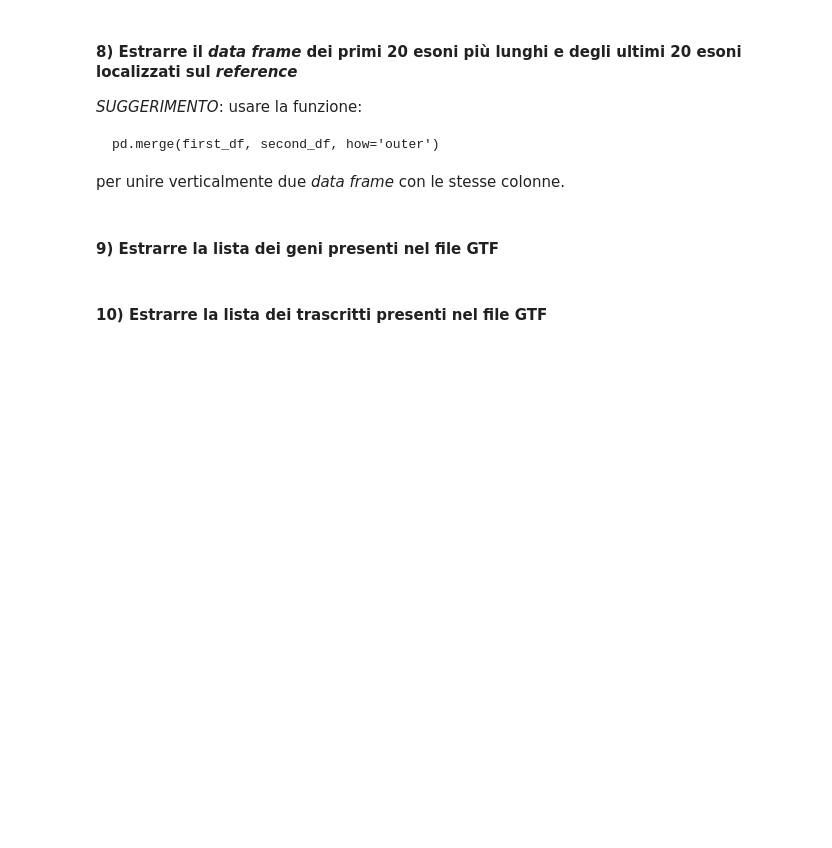
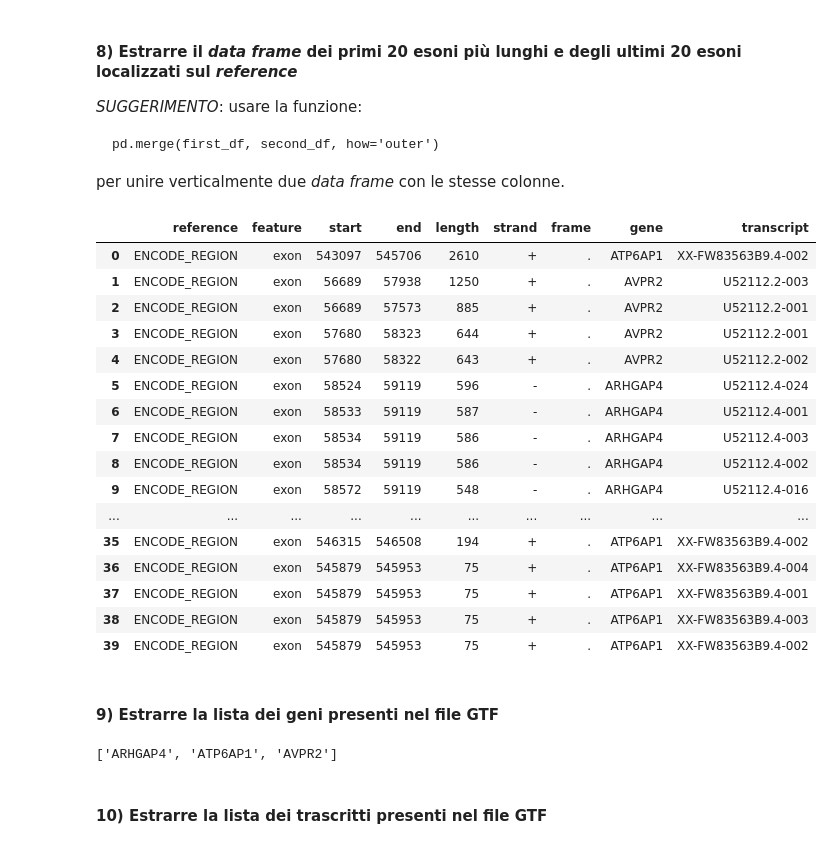
Before and after one commit to bioinformatica-corso/lezioni, a Jupyter notebook: laboratorio/lab11-12-21-22nov22/esercizio6.ipynb, the cells around one changed output. Drawn from its saved outputs; the diff is of its cells as text; code cells hidden in the pictures; blank space fills up the shorter version.

```diff
--- a/laboratorio/lab11-12-21-22nov22/esercizio6.ipynb
+++ b/laboratorio/lab11-12-21-22nov22/esercizio6.ipynb
@@ -143,0 +163,3 @@ df
+# %%
+mask = df['length'] <= 6
+df.drop(df[mask].index, axis = 0, inplace = True)
@@ -149,7 +187,37 @@ df
     pd.merge(first_df, second_df, how='outer')
 
 per unire verticalmente due *data frame* con le stesse colonne.
+# %%
+esoni_df = df[df.feature == 'exon']
+# %%
+first_df = esoni_df.sort_values('length', ascending = False, inplace = False).head(20)
+# %%
+second_df = esoni_df.sort_values('start', ascending = False, inplace = False).head(20)
+# %%
+pd.merge(first_df, second_df, how='outer')
+# %% [output]
+|  | reference | feature | start | end | length | strand | frame | gene | transcript |
+| 0 | ENCODE_REGION | exon | 543097 | 545706 | 2610 | + | . | ATP6AP1 | XX-FW83563B9.4-002 |
+| 1 | ENCODE_REGION | exon | 56689 | 57938 | 1250 | + | . | AVPR2 | U52112.2-003 |
+| 2 | ENCODE_REGION | exon | 56689 | 57573 | 885 | + | . | AVPR2 | U52112.2-001 |
+| 3 | ENCODE_REGION | exon | 57680 | 58323 | 644 | + | . | AVPR2 | U52112.2-001 |
+| 4 | ENCODE_REGION | exon | 57680 | 58322 | 643 | + | . | AVPR2 | U52112.2-002 |
+| 5 | ENCODE_REGION | exon | 58524 | 59119 | 596 | - | . | ARHGAP4 | U52112.4-024 |
+| 6 | ENCODE_REGION | exon | 58533 | 59119 | 587 | - | . | ARHGAP4 | U52112.4-001 |
+| 7 | ENCODE_REGION | exon | 58534 | 59119 | 586 | - | . | ARHGAP4 | U52112.4-003 |
+| 8 | ENCODE_REGION | exon | 58534 | 59119 | 586 | - | . | ARHGAP4 | U52112.4-002 |
+| 9 | ENCODE_REGION | exon | 58572 | 59119 | 548 | - | . | ARHGAP4 | U52112.4-016 |
+| ... | ... | ... | ... | ... | ... | ... | ... | ... | ... |
+| 35 | ENCODE_REGION | exon | 546315 | 546508 | 194 | + | . | ATP6AP1 | XX-FW83563B9.4-002 |
+| 36 | ENCODE_REGION | exon | 545879 | 545953 | 75 | + | . | ATP6AP1 | XX-FW83563B9.4-004 |
+| 37 | ENCODE_REGION | exon | 545879 | 545953 | 75 | + | . | ATP6AP1 | XX-FW83563B9.4-001 |
+| 38 | ENCODE_REGION | exon | 545879 | 545953 | 75 | + | . | ATP6AP1 | XX-FW83563B9.4-003 |
+| 39 | ENCODE_REGION | exon | 545879 | 545953 | 75 | + | . | ATP6AP1 | XX-FW83563B9.4-002 |
 # %% [markdown]
 #### 9) Estrarre la lista dei geni presenti nel file GTF
+# %%
+list(df['gene'].unique())
+# %% [output]
+['ARHGAP4', 'ATP6AP1', 'AVPR2']
 # %% [markdown]
 #### 10) Estrarre la lista dei trascritti presenti nel file GTF
```
Also changed, not shown: parts of 33 cells of this notebook.
